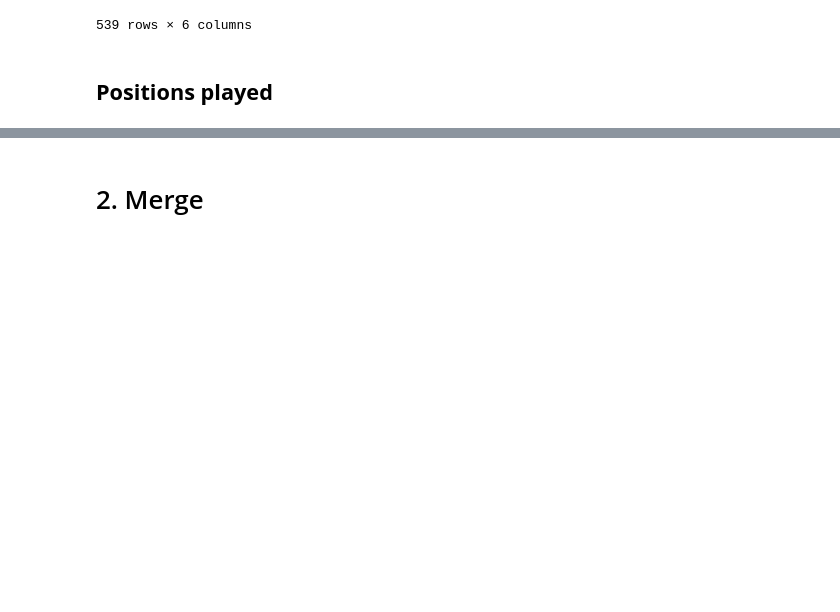
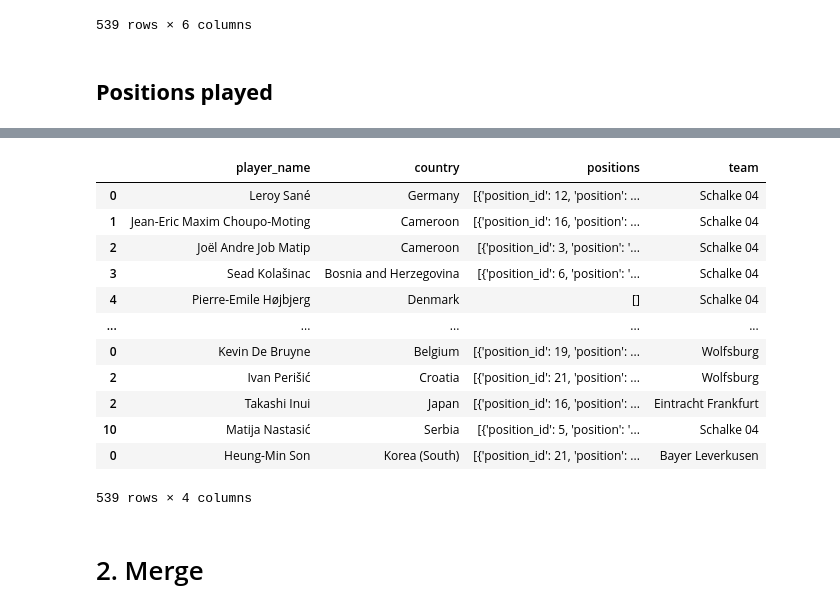
Before and after one commit to allorenz/football-player-similarity, a Jupyter notebook: src/feature_standard_stats.ipynb, the cells around one changed output, grey strips where cells are left out. Saved outputs shown, nothing was run; the diff lists cells and outputs as text; code cells hidden in the pictures; blank space fills up the shorter version.

```diff
--- a/src/feature_standard_stats.ipynb
+++ b/src/feature_standard_stats.ipynb
@@ -439,3 +426,19 @@ positions_played_df
+# %%
+df_team_country
+# %% [output]
+|  | player_name | country | positions | team |
+| 0 | Leroy Sané | Germany | [{'position_id': 12, 'position': ... | Schalke 04 |
+| 1 | Jean-Eric Maxim Choupo-Moting | Cameroon | [{'position_id': 16, 'position': ... | Schalke 04 |
+| 2 | Joël Andre Job Matip | Cameroon | [{'position_id': 3, 'position': '... | Schalke 04 |
+| 3 | Sead Kolašinac | Bosnia and Herzegovina | [{'position_id': 6, 'position': '... | Schalke 04 |
+| 4 | Pierre-Emile Højbjerg | Denmark | [] | Schalke 04 |
+| ... | ... | ... | ... | ... |
+| 0 | Kevin De Bruyne | Belgium | [{'position_id': 19, 'position': ... | Wolfsburg |
+| 2 | Ivan Perišić | Croatia | [{'position_id': 21, 'position': ... | Wolfsburg |
+| 2 | Takashi Inui | Japan | [{'position_id': 16, 'position': ... | Eintracht Frankfurt |
+| 10 | Matija Nastasić | Serbia | [{'position_id': 5, 'position': '... | Schalke 04 |
+| 0 | Heung-Min Son | Korea (South) | [{'position_id': 21, 'position': ... | Bayer Leverkusen |
+539 rows × 4 columns
 # %% [markdown]
 # 2. Merge
 # %%
```
Also changed, not shown: parts of 7 cells of this notebook, 13 other files.
